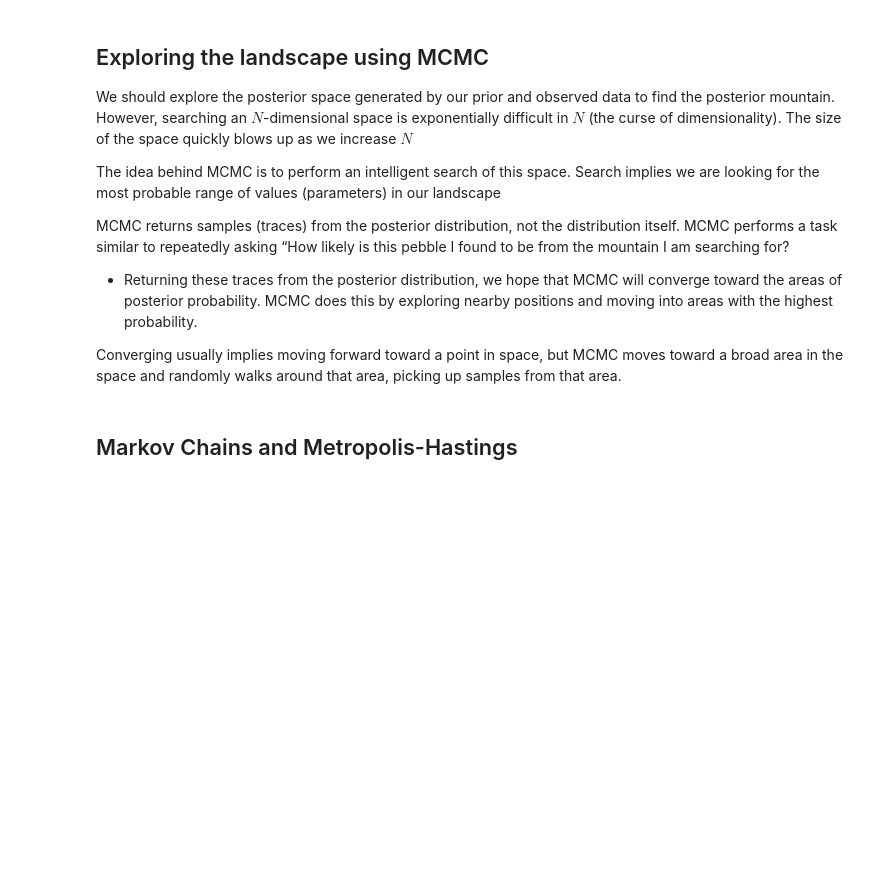
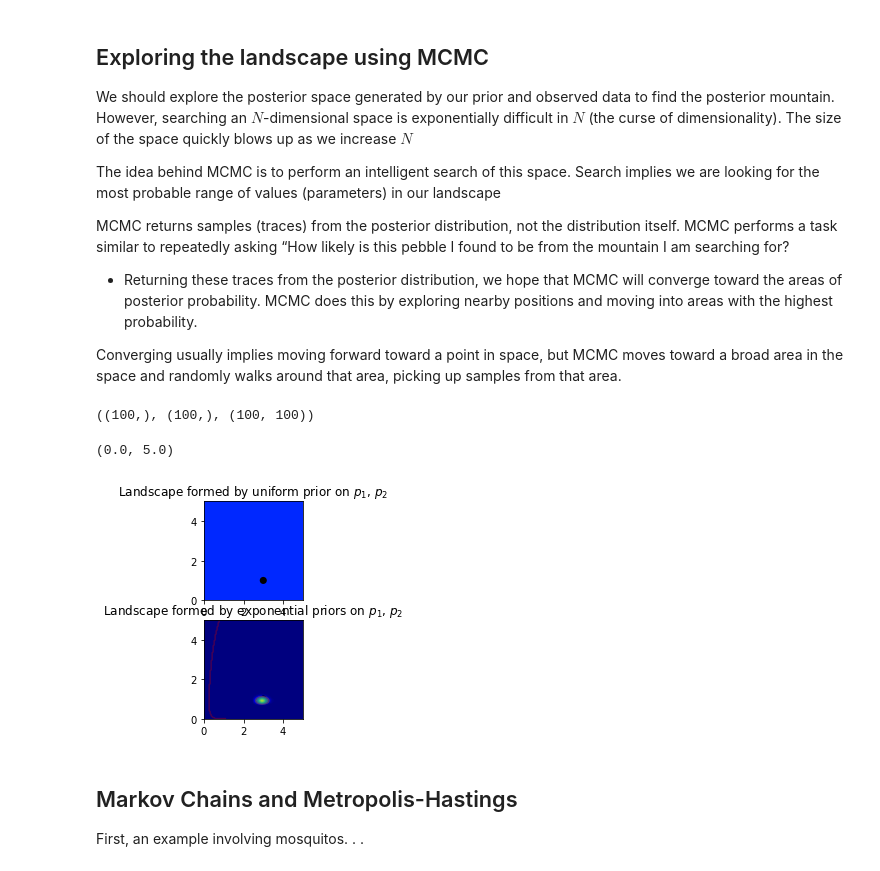
Before and after one commit to GStechschulte/autodidact, a Jupyter notebook: Probability/MCMC.ipynb, the cells around one changed output. Cells and saved outputs as stored; diff of their text form; code cells hidden in the pictures; blank space fills up the shorter version.

```diff
--- a/Probability/MCMC.ipynb
+++ b/Probability/MCMC.ipynb
@@ -59,5 +59,57 @@ MCMC returns samples (traces) from the posterior distribution, not the distribut
  - Returning these traces from the posterior distribution, we hope that MCMC will converge toward the areas of posterior probability. MCMC does this by exploring nearby positions and moving into areas with the highest probability.
 
 Converging usually implies moving forward toward a point in space, but MCMC moves toward a broad area in the space and randomly walks around that area, picking up samples from that area.
+# %%
+# Observations
+N = 100
+
+# The true parameters values for the distributions
+lambda_1 = 1
+lambda_2 = 3
+
+# Data generation based on the true parameter values - each rvs is in a column (dimension)
+data = np.concatenate([stats.poisson.rvs(lambda_1, size=(N, 1)),
+                       stats.poisson.rvs(lambda_2, size=(N, 1))],
+                       axis=1)
+
+# Plotting details
+x = y = np.linspace(.01, 5, 100)
+
+likelihood_x = np.array([stats.poisson.pmf(data[:, 0], _x) for _x in x]).prod(axis=1)
+likelihood_y = np.array([stats.poisson.pmf(data[:, 1], _y) for _y in y]).prod(axis=1)
+
+L = np.dot(likelihood_x[:, None], likelihood_y[None, :])
+# %%
+likelihood_x.shape, likelihood_y.shape, L.shape
+# %% [output]
+((100,), (100,), (100, 100))
+# %%
+plt.subplot(221)
+
+uni_x = stats.uniform.pdf(x, loc=0, scale=5)
+uni_y = stats.uniform.pdf(x, loc=0, scale=5)
+
+M = np.dot(uni_x[:, None], uni_y[None, :])
+
+im = plt.imshow(M, interpolation='none', origin='lower',
+                cmap=plt.cm.jet, vmax=1, vmin=-.15, extent=(0, 5, 0, 5))
+
+plt.title('Landscape formed by uniform prior on $p_1$, $p_2$')
+plt.scatter(lambda_2, lambda_1, c='k', s=50, edgecolor='None')
+
+plt.subplot(223)
+plt.contour(x, y, M*L)
+im = plt.imshow(M*L, interpolation='none', origin='lower',
+                cmap=plt.cm.jet, extent=(0, 5, 0, 5))
+
+plt.title('Landscape formed by exponential priors on $p_1$, $p_2$')
+plt.scatter(lambda_2, lambda_1, c='k', s=50, edgecolor='None')
+plt.xlim(0, 5)
+plt.ylim(0, 5)
+# %% [output]
+(0.0, 5.0)
+[figure, added]
 # %% [markdown]
 ## Markov Chains and Metropolis-Hastings
+
+First, an example involving mosquitos. . .
```
Also changed, not shown: parts of 2 cells of this notebook.
